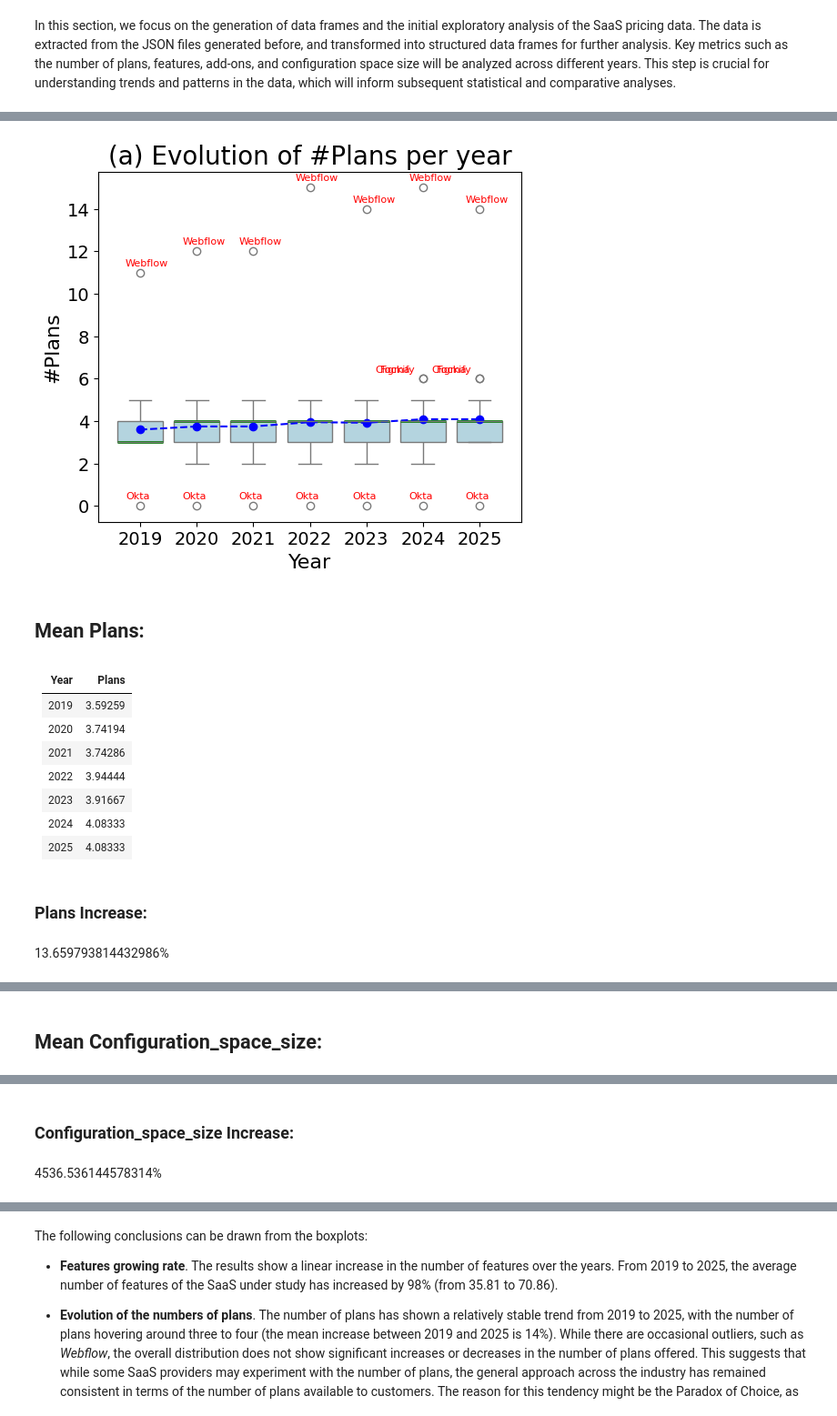
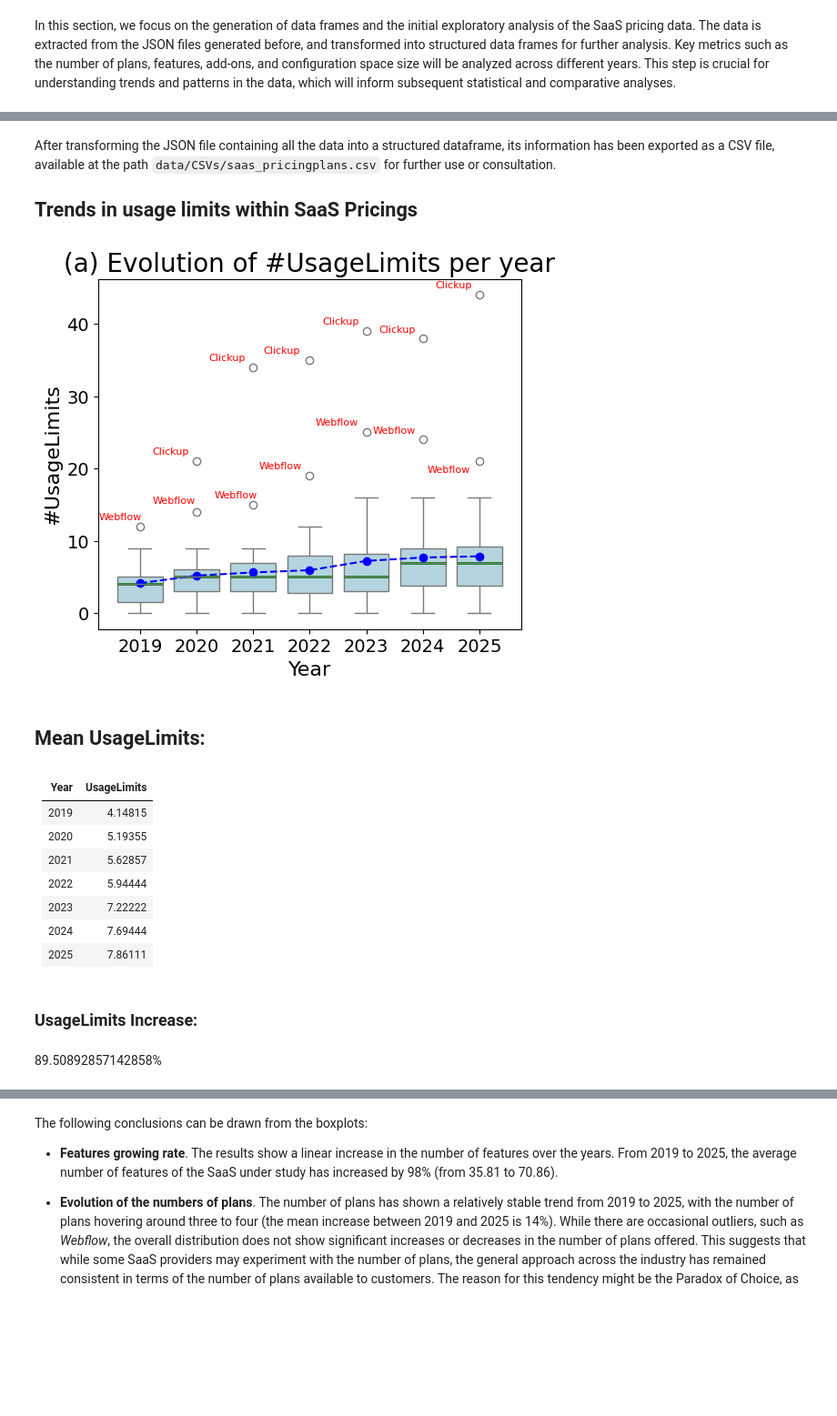
Before and after one commit to isa-group/SaaS-analysis, a Jupyter notebook: analysis_and_figures.ipynb, the cells around one changed output, grey strips where cells are left out. Shown: that part at 91% size. Cells and saved outputs as stored; diff of their text form; code cells hidden in the pictures; blank space fills up the shorter version.

Commit message:
refactor: analysis of trends in usage limits

```diff
--- a/analysis_and_figures.ipynb
+++ b/analysis_and_figures.ipynb
@@ -72,15 +88,16 @@ def build_dataframe(path):
             record = {
                 'SaaS': saas,
                 'Year': int(year_data['date'].split('-')[0]),
+                'Features': year_data['analytics']['numberOfFeatures'],
+                'UsageLimits': year_data['analytics']['numberOfUsageLimits'],
                 'Plans': year_data['analytics']['numberOfPlans'],
-                'Features': year_data['analytics']['numberOfFeatures'],
                 'Addons': year_data['analytics']['numberOfAddOns'],
                 'Configuration_space_size': year_data['analytics']['configurationSpaceSize'],
             }
 
             records.append(record)
 
-    df = pd.DataFrame(records, columns=['SaaS', 'Year', 'Plans', 'Features', 'Addons', 'Configuration_space_size'])
+    df = pd.DataFrame(records, columns=['SaaS', 'Year', 'Features', 'UsageLimits', 'Plans', 'Addons', 'Configuration_space_size'])
 
     return df
 
@@ -118,3 +129,7 @@ Aiming to answer the first research question (RQ) of the paper: **How are pricin
+# %% [markdown]
+After transforming the JSON file containing all the data into a structured dataframe, its information has been exported as a CSV file, available at the path `data/CSVs/saas_pricingplans.csv` for further use or consultation.
+
+## Trends in usage limits within SaaS Pricings
 # %%
 titleSize=20
 axisSize=16
@@ -144,47 +159,44 @@ def draw_boxplot(field, print_outliers=True, print_mean=True, title=None, y_labe
             outliers = pd.DataFrame()
 
         for idx, row in outliers.iterrows():
             texts.append(plt.gca().text(row['Year']-2019.1, row[field], row['SaaS'], horizontalalignment='right', fontsize=8, color='red'))
     adjust_text(texts, expand=(1.2, 2))
 
     # Calculate means and add line showing its evolution
     means = df.groupby('Year')[field].mean()
     if print_mean:
         plt.plot(means.index-2019, means.values, color='blue', marker='o', linestyle='--', label='Mean')
 
 
     if title is None:
         plt.title(f'({tag}) Evolution of #{field} per year', fontsize=titleSize)
     else:
         plt.title(title, fontsize=titleSize)
     plt.suptitle('')
     plt.xlabel('Year', fontsize=axisSize)
     if y_label is None:
         plt.ylabel(f'#{field}',fontsize=axisSize)
     else:
         plt.ylabel(y_label,fontsize=axisSize)
     plt.savefig(os.path.join(FIGURES_PATH,f"SaaS_{field}_Distribution_Evolution.png"), format='png', dpi=300)
     plt.show()
     display(Markdown(f"## Mean {field}:"))
     display(Markdown(means.to_markdown()))
     display(Markdown(f"### {field} Increase:"))
     display(Markdown(str((means[int(STUDIED_YEARS[-1])]/means[int(STUDIED_YEARS[0])] -1)*100)+"%"))
 
-draw_boxplot('Plans')
-draw_boxplot('Configuration_space_size', print_outliers=False, print_mean=False, title="(d) Configuration space evolution", y_label="Size of Configuration space size")
-draw_boxplot('Features', tag="b")
-draw_boxplot('Addons', tag="c")
+draw_boxplot('UsageLimits')
 # %% [output]
-[figure, old version]
+[figure, new version]
-## Mean Plans:
+## Mean UsageLimits:
-|   Year |   Plans |
-|-------:|--------:|
-|   2019 | 3.59259 |
-|   2020 | 3.74194 |
-|   2021 | 3.74286 |
-|   2022 | 3.94444 |
-|   2023 | 3.91667 |
-|   2024 | 4.08333 |
-|   2025 | 4.08333 |
+|   Year |   UsageLimits |
+|-------:|--------------:|
+|   2019 |       4.14815 |
+|   2020 |       5.19355 |
+|   2021 |       5.62857 |
+|   2022 |       5.94444 |
+|   2023 |       7.22222 |
+|   2024 |       7.69444 |
+|   2025 |       7.86111 |
-### Plans Increase:
+### UsageLimits Increase:
-13.659793814432986%
+89.50892857142858%
@@ -192 +202,0 @@ draw_boxplot('Addons', tag="c")
-## Mean Configuration_space_size:
@@ -202,2 +202,0 @@ draw_boxplot('Addons', tag="c")
-### Configuration_space_size Increase:
-4536.536144578314%
```
Also changed, not shown: parts of 14 cells of this notebook, 9 other files.
